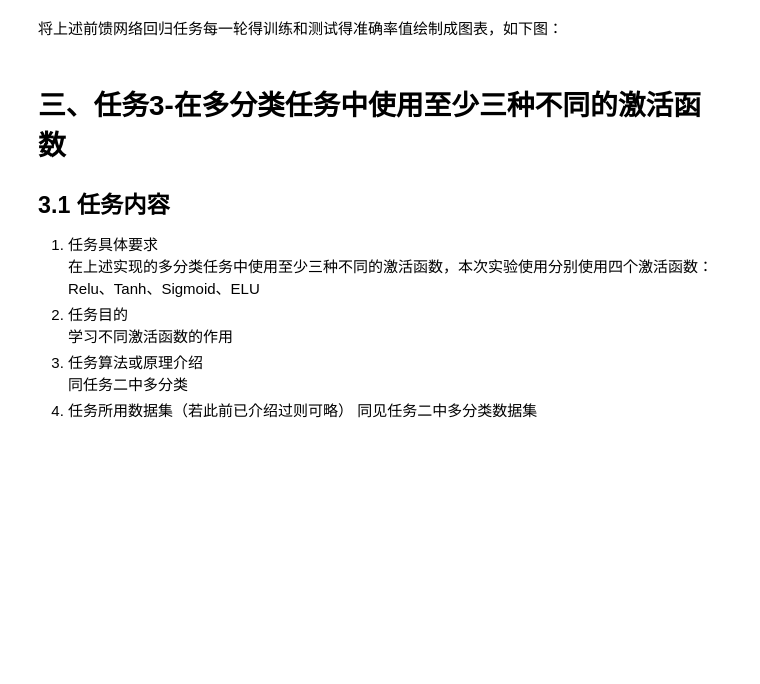
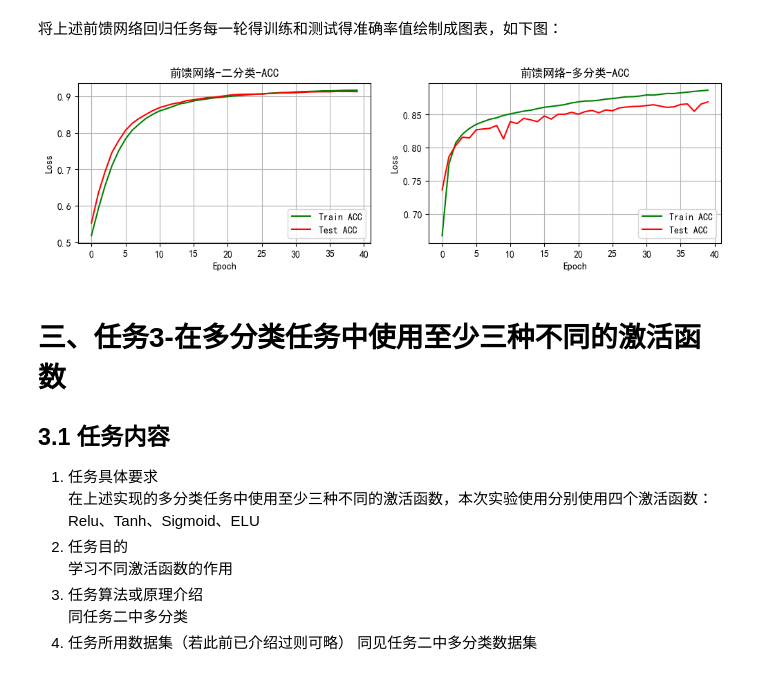
Before and after one commit to Drailife/BJTU-Deeplearning, a Jupyter notebook: 2.前馈神经网络/前馈神经网络实验.ipynb, the cells around one changed output. Saved outputs shown, nothing was run; the diff lists cells and outputs as text; code cells hidden in the pictures; blank space fills up the shorter version.

```diff
--- a/2.前馈神经网络/前馈神经网络实验.ipynb
+++ b/2.前馈神经网络/前馈神经网络实验.ipynb
@@ -731,5 +742,14 @@ plt.show()
 # %% [markdown]
 将上述前馈网络回归任务每一轮得训练和测试得准确率值绘制成图表，如下图：
+# %%
+plt.figure(figsize=(12,3))
+plt.subplot(121)
+picture('前馈网络-二分类-ACC',train_ACC22,test_ACC22,type='ACC')
+plt.subplot(122)
+picture('前馈网络-多分类-ACC',train_ACC23,test_ACC23,type='ACC')
+plt.show()
+# %% [output]
+[figure, added]
 # %% [markdown]
 # 三、任务3-在多分类任务中使用至少三种不同的激活函数
 
```
Also changed, not shown: parts of 17 cells of this notebook.
